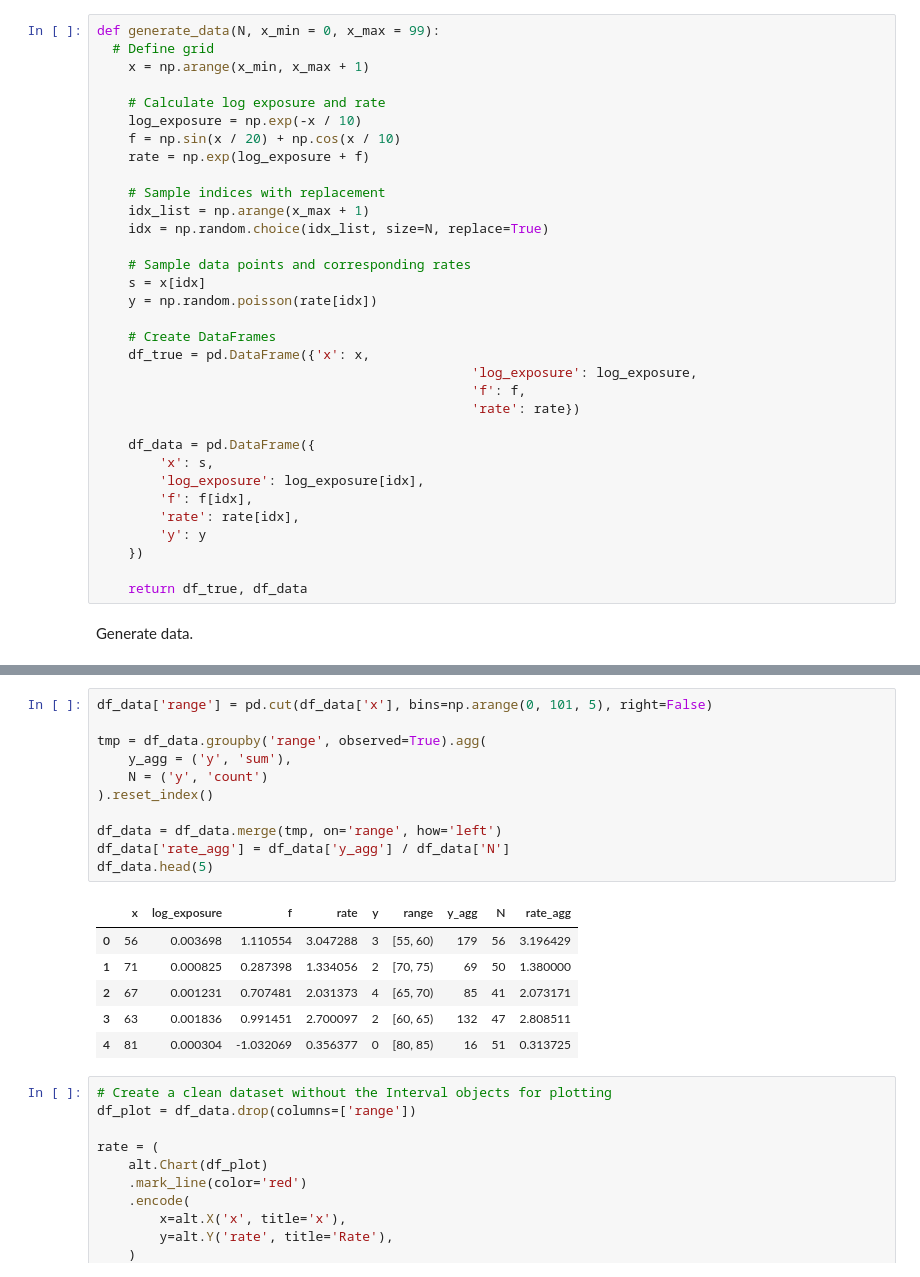
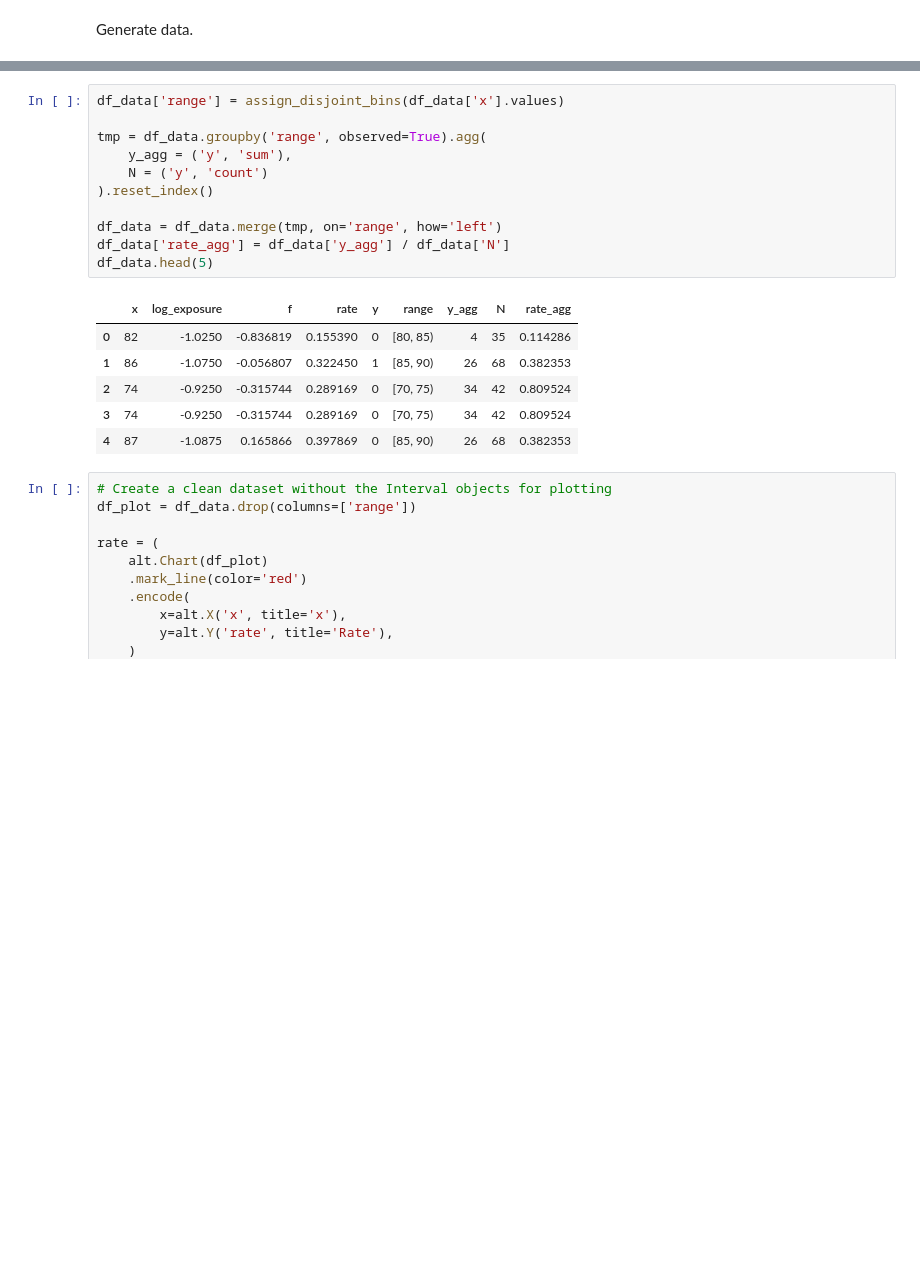
Before and after one commit to ShozenD/aggregate_point_processes, a Jupyter notebook: notebook/sim_disjoint.ipynb, the cells around one changed output, grey strips where cells are left out. Saved outputs shown, nothing was run; the diff lists cells and outputs as text; blank space fills up the shorter version.

Commit message:
[update] Disjoint interval scenario

```diff
--- a/notebook/sim_disjoint.ipynb
+++ b/notebook/sim_disjoint.ipynb
@@ -179,36 +21,3 @@ N = 1000
-# %%
-def generate_data(N, x_min = 0, x_max = 99):
-  # Define grid
-	x = np.arange(x_min, x_max + 1)
-
-	# Calculate log exposure and rate
-	log_exposure = np.exp(-x / 10)
-	f = np.sin(x / 20) + np.cos(x / 10)
-	rate = np.exp(log_exposure + f)
-
-	# Sample indices with replacement
-	idx_list = np.arange(x_max + 1)
-	idx = np.random.choice(idx_list, size=N, replace=True)
-
-	# Sample data points and corresponding rates
-	s = x[idx]
-	y = np.random.poisson(rate[idx])
-
-	# Create DataFrames
-	df_true = pd.DataFrame({'x': x,
-												'log_exposure': log_exposure,
-												'f': f,
-												'rate': rate})
-
-	df_data = pd.DataFrame({
-		'x': s,
-		'log_exposure': log_exposure[idx],
-		'f': f[idx],
-		'rate': rate[idx],
-		'y': y
-	})
-
-	return df_true, df_data
 # %% [markdown]
 Generate data.
 # %%
@@ -230,23 +40,23 @@ count = alt.Chart(df_data).mark_point().encode(
 # %% [output]
 [interactive output not drawn]
 # %%
-df_data['range'] = pd.cut(df_data['x'], bins=np.arange(0, 101, 5), right=False)
+df_data['range'] = assign_disjoint_bins(df_data['x'].values)
 
 tmp = df_data.groupby('range', observed=True).agg(
 	y_agg = ('y', 'sum'),
 	N = ('y', 'count')
 ).reset_index()
 
 df_data = df_data.merge(tmp, on='range', how='left')
 df_data['rate_agg'] = df_data['y_agg'] / df_data['N']
 df_data.head(5)
 # %% [output]
 |  | x | log_exposure | f | rate | y | range | y_agg | N | rate_agg |
-| 0 | 56 | 0.003698 | 1.110554 | 3.047288 | 3 | [55, 60) | 179 | 56 | 3.196429 |
-| 1 | 71 | 0.000825 | 0.287398 | 1.334056 | 2 | [70, 75) | 69 | 50 | 1.380000 |
-| 2 | 67 | 0.001231 | 0.707481 | 2.031373 | 4 | [65, 70) | 85 | 41 | 2.073171 |
-| 3 | 63 | 0.001836 | 0.991451 | 2.700097 | 2 | [60, 65) | 132 | 47 | 2.808511 |
-| 4 | 81 | 0.000304 | -1.032069 | 0.356377 | 0 | [80, 85) | 16 | 51 | 0.313725 |
+| 0 | 82 | -1.0250 | -0.836819 | 0.155390 | 0 | [80, 85) | 4 | 35 | 0.114286 |
+| 1 | 86 | -1.0750 | -0.056807 | 0.322450 | 1 | [85, 90) | 26 | 68 | 0.382353 |
+| 2 | 74 | -0.9250 | -0.315744 | 0.289169 | 0 | [70, 75) | 34 | 42 | 0.809524 |
+| 3 | 74 | -0.9250 | -0.315744 | 0.289169 | 0 | [70, 75) | 34 | 42 | 0.809524 |
+| 4 | 87 | -1.0875 | 0.165866 | 0.397869 | 0 | [85, 90) | 26 | 68 | 0.382353 |
 # %%
 # Create a clean dataset without the Interval objects for plotting
 df_plot = df_data.drop(columns=['range'])
```
Also changed, not shown: parts of 21 cells of this notebook.
